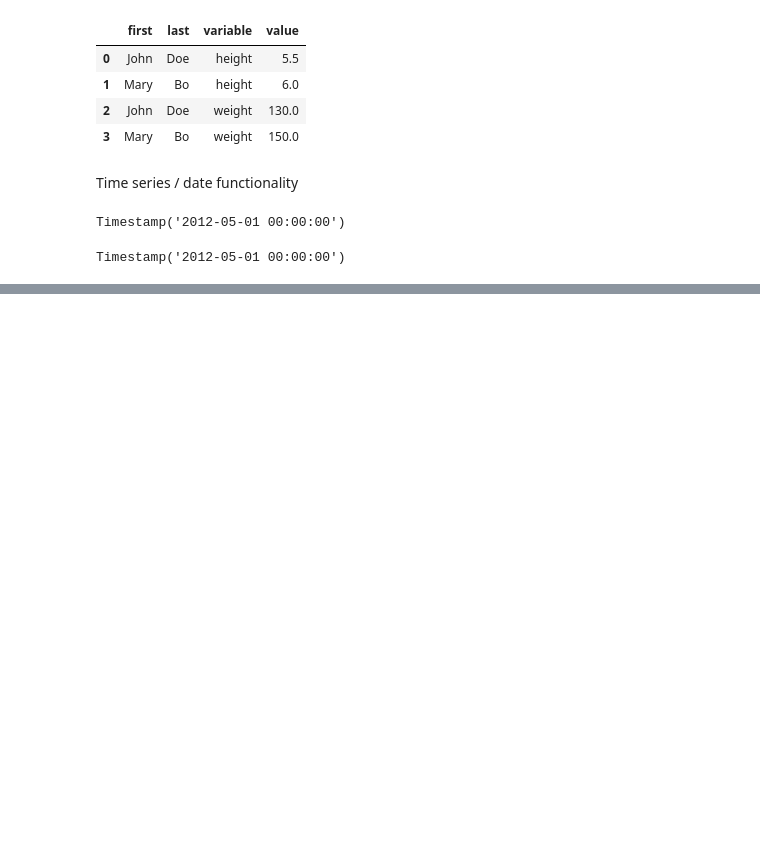
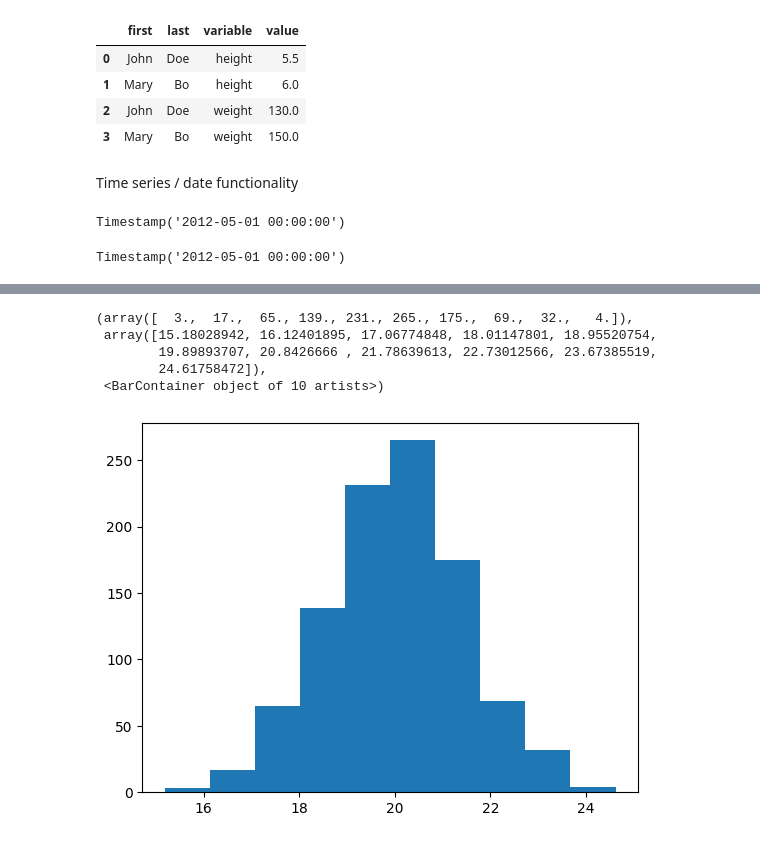
Before and after one commit to dhyan95/Self-Learning-Python-Journey, a Jupyter notebook: Python_journal.ipynb, the cells around one changed output, grey strips where cells are left out. Drawn from its saved outputs; the diff is of its cells as text; code cells hidden in the pictures; blank space fills up the shorter version.

```diff
--- a/Python_journal.ipynb
+++ b/Python_journal.ipynb
@@ -947,0 +988,9 @@ Timestamp('2012-05-01 00:00:00')
+# %%
+plt.hist(ages)
+# %% [output]
+(array([  3.,  17.,  65., 139., 231., 265., 175.,  69.,  32.,   4.]),
+ array([15.18028942, 16.12401895, 17.06774848, 18.01147801, 18.95520754,
+        19.89893707, 20.8426666 , 21.78639613, 22.73012566, 23.67385519,
+        24.61758472]),
+ <BarContainer object of 10 artists>)
+[figure, added]
```
Also changed, not shown: parts of 55 cells of this notebook.
